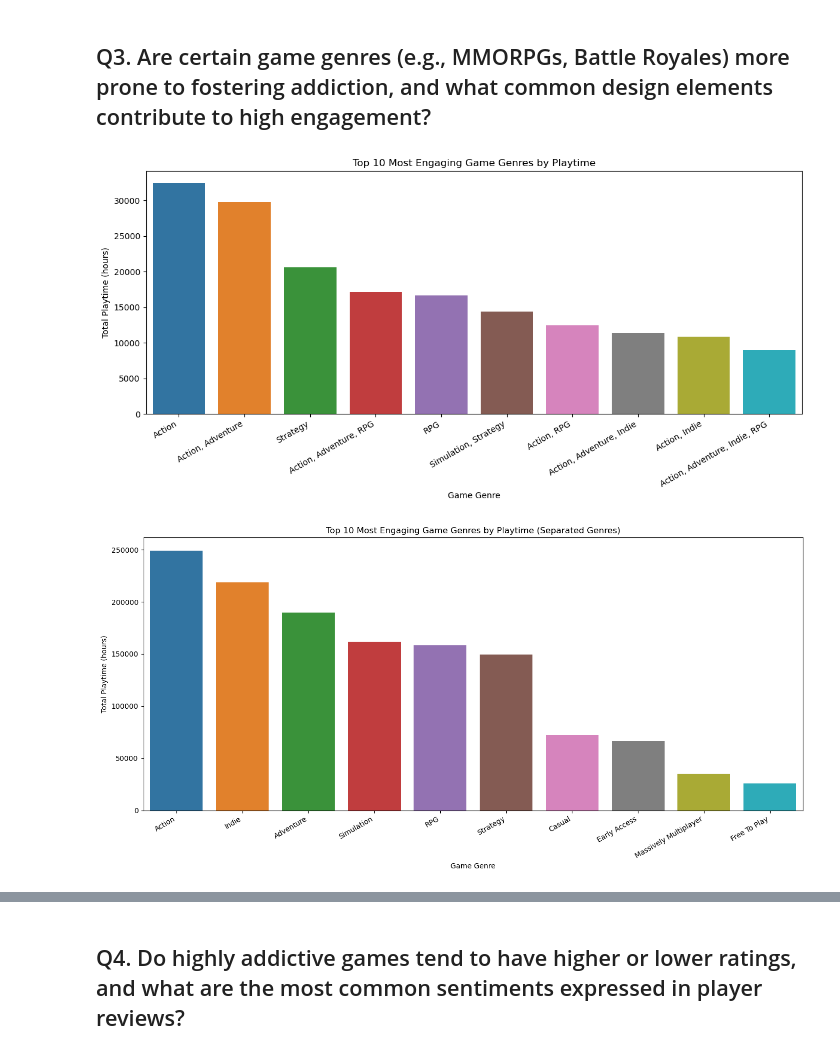
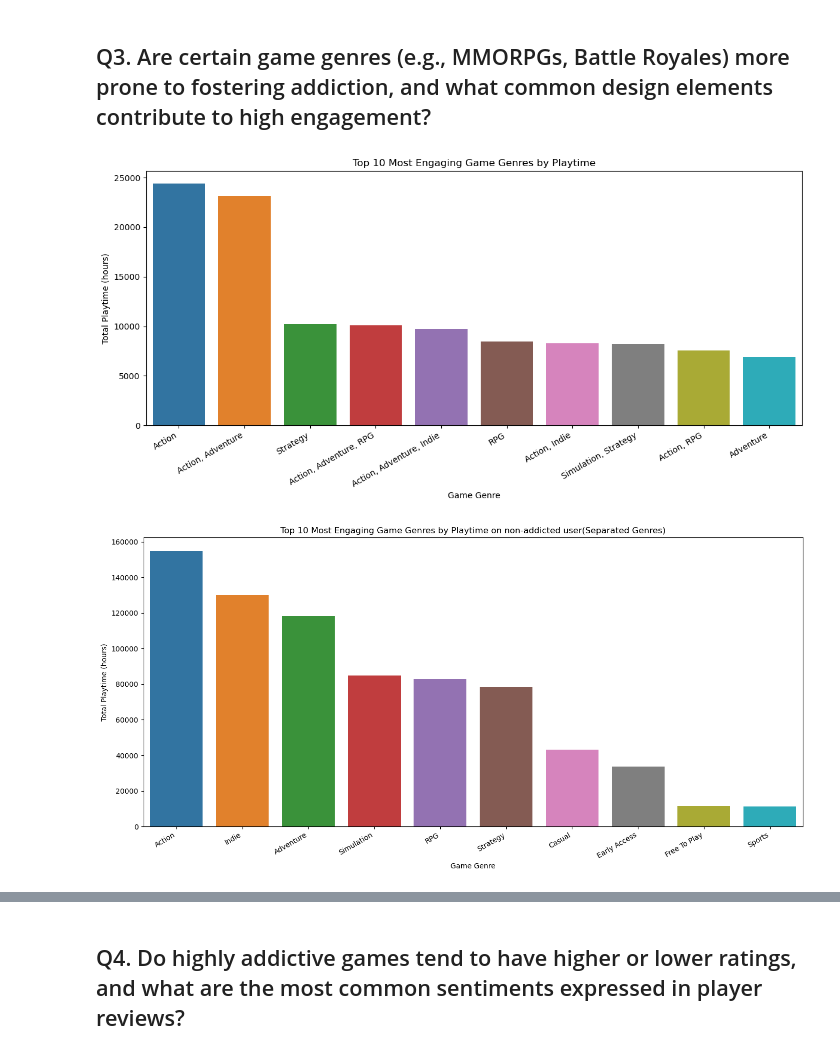
Before and after one commit to adhikaribiju/Analyzing-Gaming-Addiction-Trends-and-Player-Engagement, a Jupyter notebook: docs/Data Science Capstone.ipynb, the cells around one changed output, grey strips where cells are left out. Cells and saved outputs as stored; diff of their text form; code cells hidden in the pictures.

```diff
--- a/docs/Data Science Capstone.ipynb
+++ b/docs/Data Science Capstone.ipynb
@@ -727,30 +1018,41 @@ In short, **multiplayer elements, competitive progression systems, and ongoing c
 # %%
 import pandas as pd
 import matplotlib.pyplot as plt
 import seaborn as sns
 from scipy.stats import pearsonr
 
 
 # Merge user data with game data
 merged_data = users_data.merge(games_data, on="game_id", how="inner")
+
+merged_data = merged_data[merged_data['playtime_2weeks'] > 0]
+merged_data = merged_data[merged_data['playtime_2weeks'] < 40]
 
 genre_playtime = merged_data.groupby("genre")["playtime_2weeks"].sum().sort_values(ascending=False)
 
 # Plot genre vs. total playtime
 plt.figure(figsize=(12, 6))
 sns.barplot(x=genre_playtime.index[:10], y=genre_playtime.values[:10])
 plt.xticks(rotation=30, ha="right")  # Rotating labels for better readability
 plt.xlabel("Game Genre")
 plt.ylabel("Total Playtime (hours)")
 plt.title("Top 10 Most Engaging Game Genres by Playtime")
 plt.tight_layout()  # Adjust layout to prevent clipping
 plt.show()
 
 addiction_correlation, _ = pearsonr(merged_data["playtime_forever"], merged_data["average_review_score"])
 # %% [output]
-[figure, old version]
+[figure, new version]
 # %%
 from collections import defaultdict
+
+# Merge user data with game data
+merged_data = users_data.merge(games_data, on="game_id", how="inner")
+
+merged_data = merged_data[merged_data['playtime_2weeks'] > 0]
+merged_data = merged_data[merged_data['playtime_2weeks'] < 40]
+
+genre_playtime = merged_data.groupby("genre")["playtime_2weeks"].sum().sort_values(ascending=False)
 
 # Spliting genres and sum playtime for each individual genre
 genre_playtime_dict = defaultdict(int)
@@ -769,8 +1071,8 @@ sns.barplot(x=genre_playtime_df["Genre"][:10], y=genre_playtime_df["Total Playti
 plt.xticks(rotation=30, ha="right")  # Rotate labels for clarity
 plt.xlabel("Game Genre")
 plt.ylabel("Total Playtime (hours)")
-plt.title("Top 10 Most Engaging Game Genres by Playtime (Separated Genres)")
+plt.title("Top 10 Most Engaging Game Genres by Playtime on non-addicted user(Separated Genres)")
 plt.tight_layout()
 plt.show()
 # %% [output]
-[figure, old version]
+[figure, new version]
```
Also changed, not shown: parts of 41 cells of this notebook, 7 other files.
